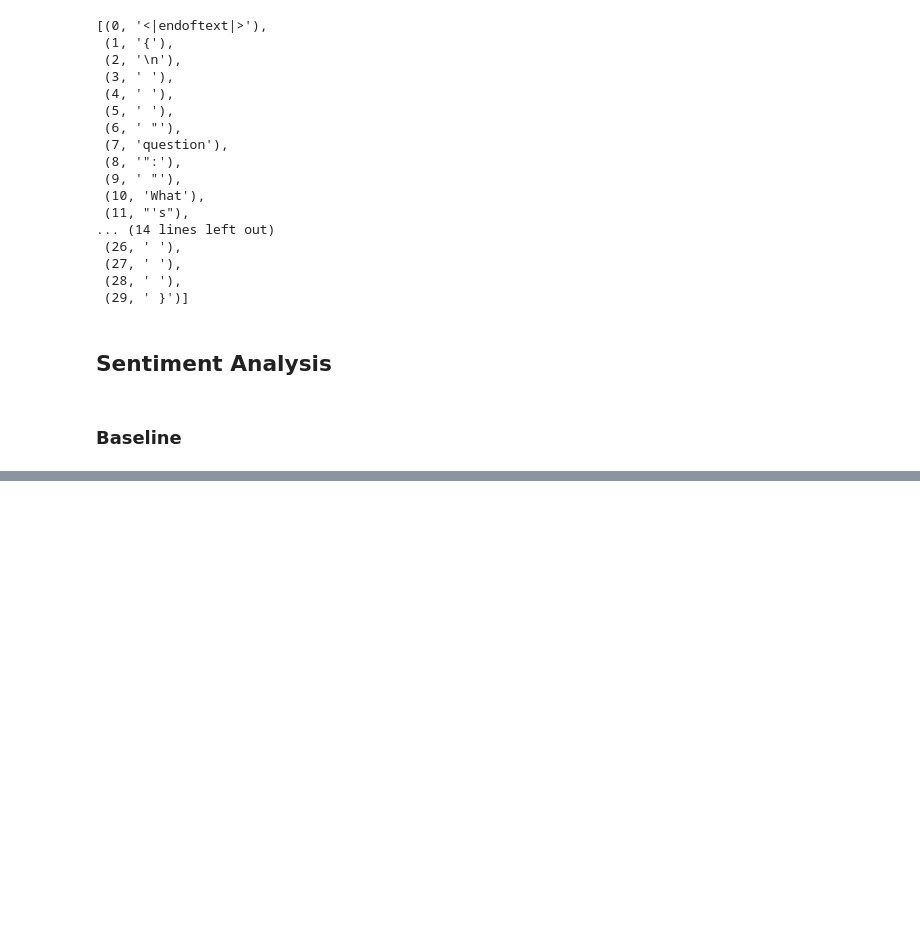
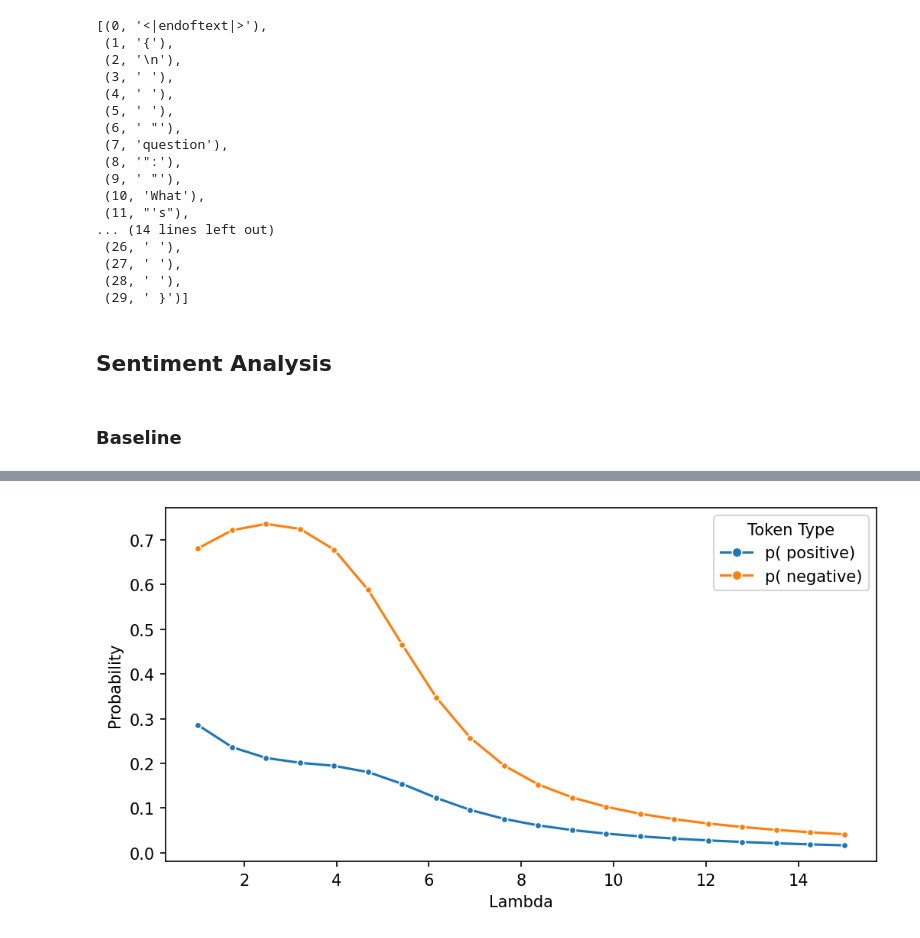
Before and after one commit to ghidav/mats-interp, a Jupyter notebook: experiments/002-task-vectors/002-tv.ipynb, the cells around one changed output, grey strips where cells are left out. Saved outputs shown, nothing was run; the diff lists cells and outputs as text; code cells hidden in the pictures; blank space fills up the shorter version.

```diff
--- a/experiments/002-task-vectors/002-tv.ipynb
+++ b/experiments/002-task-vectors/002-tv.ipynb
@@ -906,0 +1304,3 @@ list(enumerate(model.to_str_tokens(json_text)))
+# %%
+test['pred'] = test.apply(lambda x: 1 if x['pred_positive'] > x['pred_negative'] else 0, axis=1)
+test['correct'] = test['label'] == test['pred']
@@ -906,0 +1318,7 @@ list(enumerate(model.to_str_tokens(json_text)))
+# %%
+def head_modifier_hook(x, hook, head_id, lam=1.2):
+    x[:, -1, head_id, :] = lam * x[:, -1, head_id, :]
+    return x
+# %%
+prompt = generate_prompt(test.iloc[-2]['summary'], train)
+print(prompt)
@@ -906,0 +1343,35 @@ list(enumerate(model.to_str_tokens(json_text)))
+# %%
+# [(8, 11, -1), (9, 6, 1), (9, 9, 1), (10, 0, 1), (10, 1, 1), (10, 7, -1), (10, 10, 1), (11, 10, -1)]
+heads = [(8, 11), (9, 6), (10, 0), (10, 1)]
+
+topk_token_probas = []  # List to store topk token probabilities
+lams = np.linspace(1, 15, 20)
+
+for lam in tqdm(lams):
+    with torch.no_grad():
+        proba = model.run_with_hooks(
+            model.to_tokens(prompt),
+            fwd_hooks=[
+                (
+                    f"blocks.{l}.attn.hook_result",
+                    partial(head_modifier_hook, head_id=h, lam=lam),
+                ) for l, h in heads
+            ]
+        ).softmax(-1)
+
+        vals = proba[..., tokens]
+
+        topk_token_probas.append(vals[0, -1, :].cpu().numpy().tolist())
+# %%
+import pandas as pd
+
+fig = plt.figure(figsize=(8, 4), dpi=150)
+
+data = pd.DataFrame(topk_token_probas, columns=[f"p({tok})" for tok in model.to_str_tokens(torch.tensor(tokens))])
+data['Lambda'] = lams
+data = data.melt(id_vars='Lambda', var_name='Token Type', value_name='Probability')
+
+ax = sns.lineplot(data=data, x='Lambda', y='Probability', hue='Token Type', marker='o')
+tmp =[line.set_markersize(4) for line in ax.lines]
+# %% [output]
+[figure, added]
```
Also changed, not shown: parts of 37 cells of this notebook, 1 other file.
